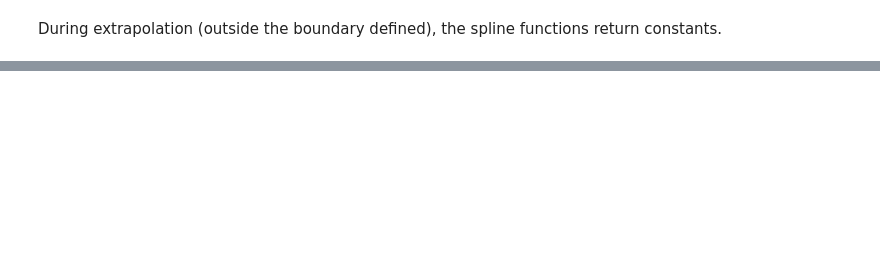
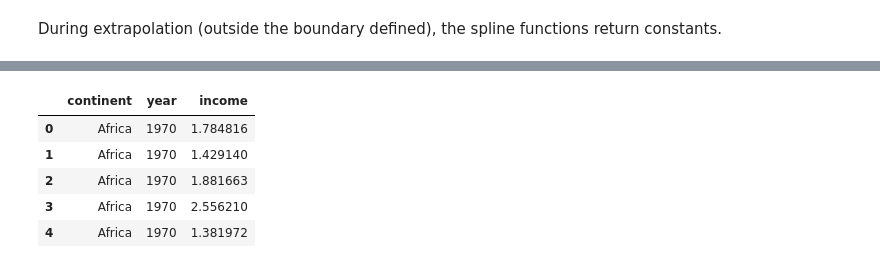
Before and after one commit to sajid-ahmed1/practise_project, a Jupyter notebook: practise_scripts.ipynb, the cells around one changed output, grey strips where cells are left out. Drawn from its saved outputs; the diff is of its cells as text; code cells hidden in the pictures; blank space fills up the shorter version.

```diff
--- a/practise_scripts.ipynb
+++ b/practise_scripts.ipynb
@@ -411,0 +444,37 @@ During extrapolation (outside the boundary defined), the spline functions return
+# %%
+import numpy as np
+import pandas as pd
+
+np.random.seed(42)
+
+continents = ["Africa", "Americas", "Asia", "Europe", "Oceania"]
+years = [1970, 2010]
+
+data = []
+
+for cont in continents:
+    for year in years:
+        # Make 1970 poorer than 2010
+        base = {
+            "Africa": 1.5 if year == 1970 else 3,
+            "Americas": 5 if year == 1970 else 10,
+            "Asia": 3 if year == 1970 else 8,
+            "Europe": 12 if year == 1970 else 20,
+            "Oceania": 10 if year == 1970 else 15
+        }[cont]
+
+        # Create values with some variation
+        incomes = np.random.lognormal(mean=np.log(base), sigma=0.35, size=40)
+
+        for value in incomes:
+            data.append([cont, year, value])
+
+df = pd.DataFrame(data, columns=["continent", "year", "income"])
+df.head()
+# %% [output]
+|  | continent | year | income |
+| 0 | Africa | 1970 | 1.784816 |
+| 1 | Africa | 1970 | 1.429140 |
+| 2 | Africa | 1970 | 1.881663 |
+| 3 | Africa | 1970 | 2.556210 |
+| 4 | Africa | 1970 | 1.381972 |
```
Also changed, not shown: parts of 3 cells of this notebook.
